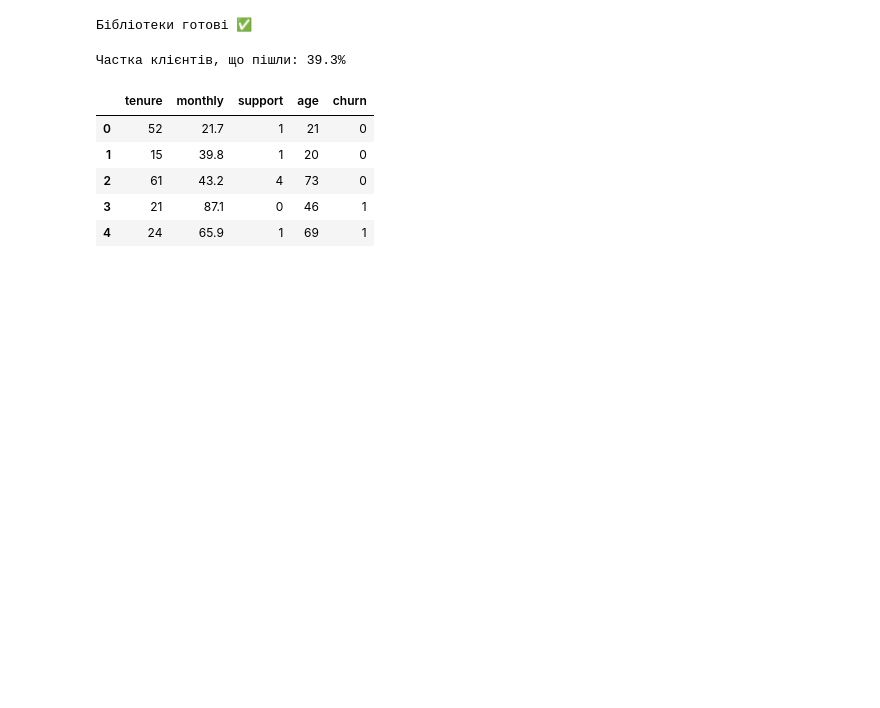
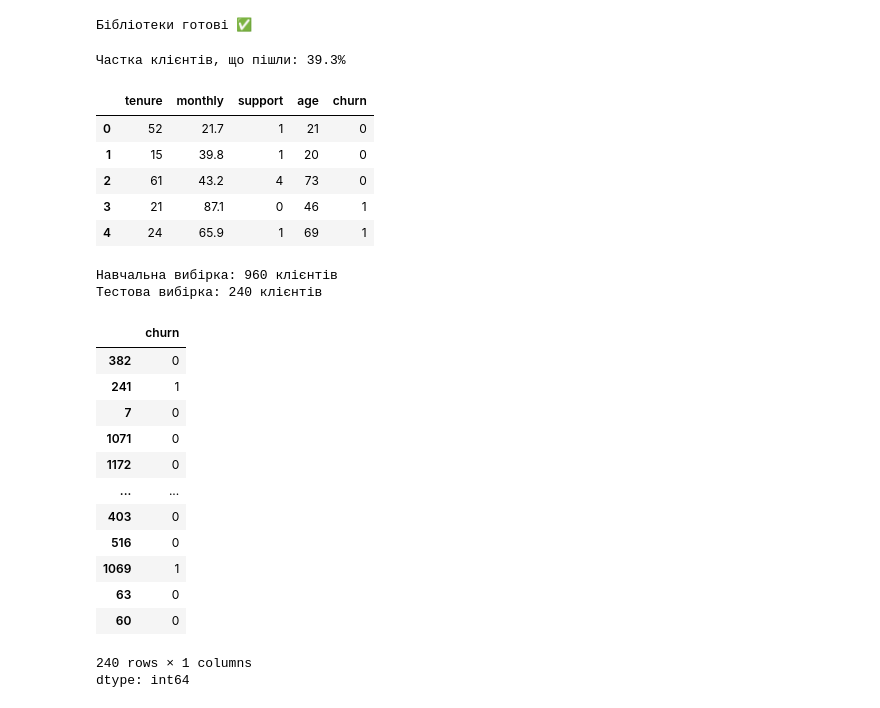
Before and after one commit to ParusSlava/DTA_2026, a Jupyter notebook: ML/Classification_DecisionTreeClassifier.ipynb, the cells around one changed output. Saved outputs shown, nothing was run; the diff lists cells and outputs as text; code cells hidden in the pictures; blank space fills up the shorter version.

```diff
--- a/ML/Classification_DecisionTreeClassifier.ipynb
+++ b/ML/Classification_DecisionTreeClassifier.ipynb
@@ -48,3 +48,37 @@ cdf.head()
 | 2 | 61 | 43.2 | 4 | 73 | 0 |
 | 3 | 21 | 87.1 | 0 | 46 | 1 |
 | 4 | 24 | 65.9 | 1 | 69 | 1 |
+# %%
+from sklearn.model_selection import train_test_split
+
+X = df[['tenure', 'monthly', 'support', 'age']] # features - ознаки
+y = df['churn'] # target - ціль
+
+X_train, X_test, y_train, y_test = train_test_split(
+    X, y,
+    test_size=0.2,
+    random_state=RANDOM_STATE,
+    stratify=y
+)
+print('Навчальна вибірка:', X_train.shape[0], 'клієнтів')
+print('Тестова вибірка:', X_test.shape[0], 'клієнтів')
+# %% [output]
+Навчальна вибірка: 960 клієнтів
+Тестова вибірка: 240 клієнтів
+# %%
+y_test
+# %% [output]
+|  | churn |
+| 382 | 0 |
+| 241 | 1 |
+| 7 | 0 |
+| 1071 | 0 |
+| 1172 | 0 |
+| ... | ... |
+| 403 | 0 |
+| 516 | 0 |
+| 1069 | 1 |
+| 63 | 0 |
+| 60 | 0 |
+240 rows × 1 columns
+dtype: int64
```
Also changed, not shown: parts of 3 cells of this notebook.
